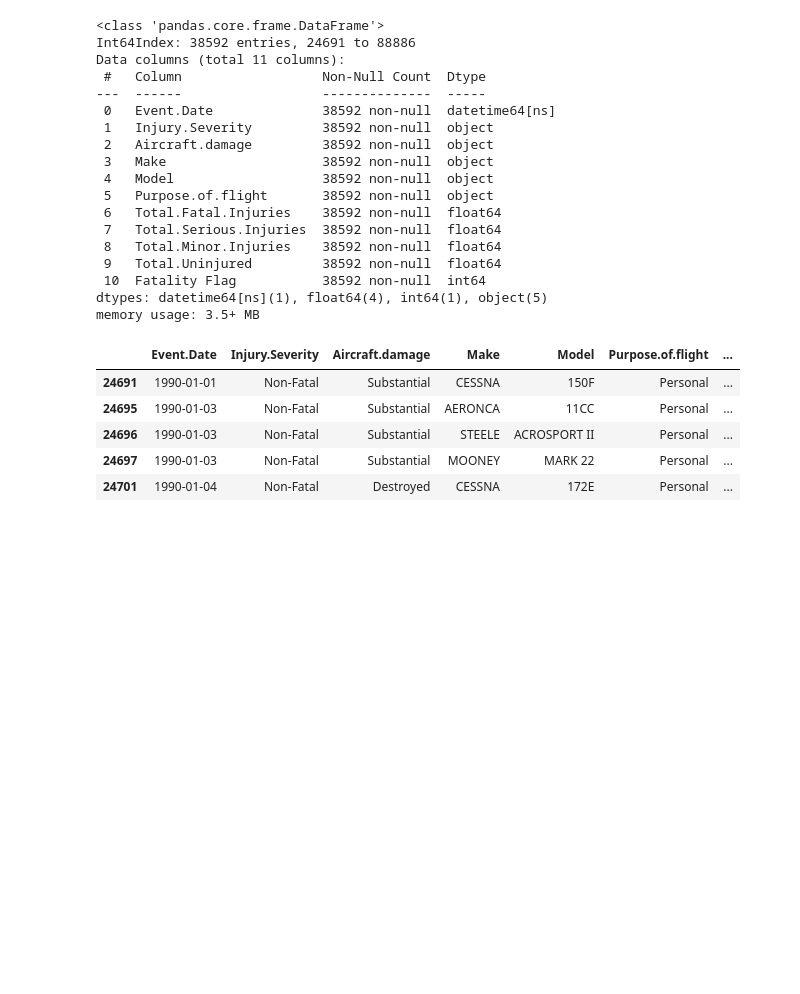
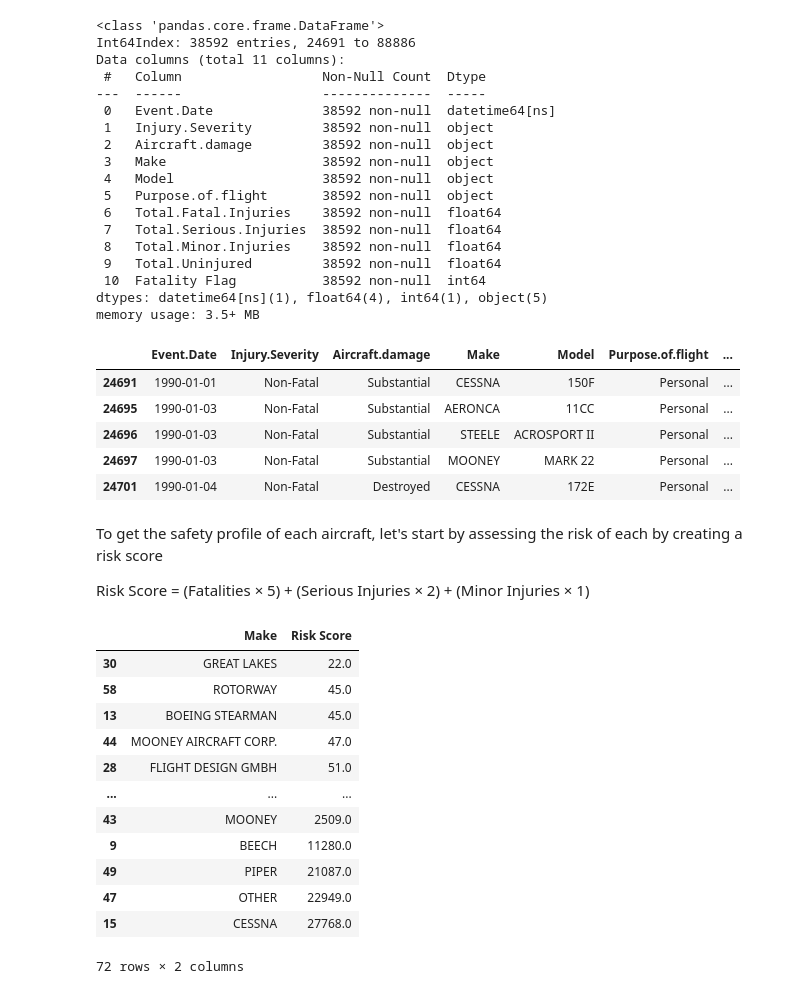
Before and after one commit to edgarmuturi/Phase-1-Project, a Jupyter notebook: aviationaccidentdata.ipynb, the cells around one changed output. Cells and saved outputs as stored; diff of their text form; code cells hidden in the pictures; blank space fills up the shorter version.

```diff
--- a/aviationaccidentdata.ipynb
+++ b/aviationaccidentdata.ipynb
@@ -163,0 +176,4 @@ df.head()
+# %% [markdown]
+To get the safety profile of each aircraft, let's start by assessing the risk of each by creating a risk score
+
+Risk Score = (Fatalities × 5) + (Serious Injuries × 2) + (Minor Injuries × 1)
@@ -163,0 +192,16 @@ df.head()
+# %%
+aircraft_risk
+# %% [output]
+|  | Make | Risk Score |
+| 30 | GREAT LAKES | 22.0 |
+| 58 | ROTORWAY | 45.0 |
+| 13 | BOEING STEARMAN | 45.0 |
+| 44 | MOONEY AIRCRAFT CORP. | 47.0 |
+| 28 | FLIGHT DESIGN GMBH | 51.0 |
+| ... | ... | ... |
+| 43 | MOONEY | 2509.0 |
+| 9 | BEECH | 11280.0 |
+| 49 | PIPER | 21087.0 |
+| 47 | OTHER | 22949.0 |
+| 15 | CESSNA | 27768.0 |
+72 rows × 2 columns
```
Also changed, not shown: parts of 8 cells of this notebook.
